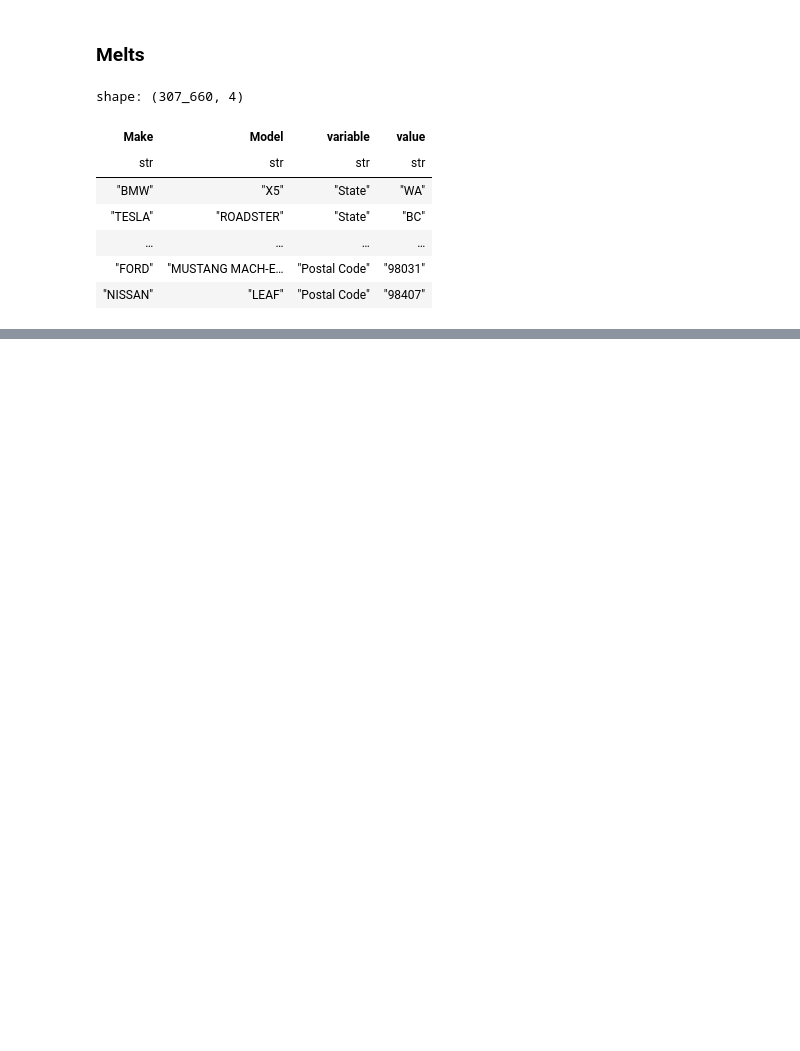
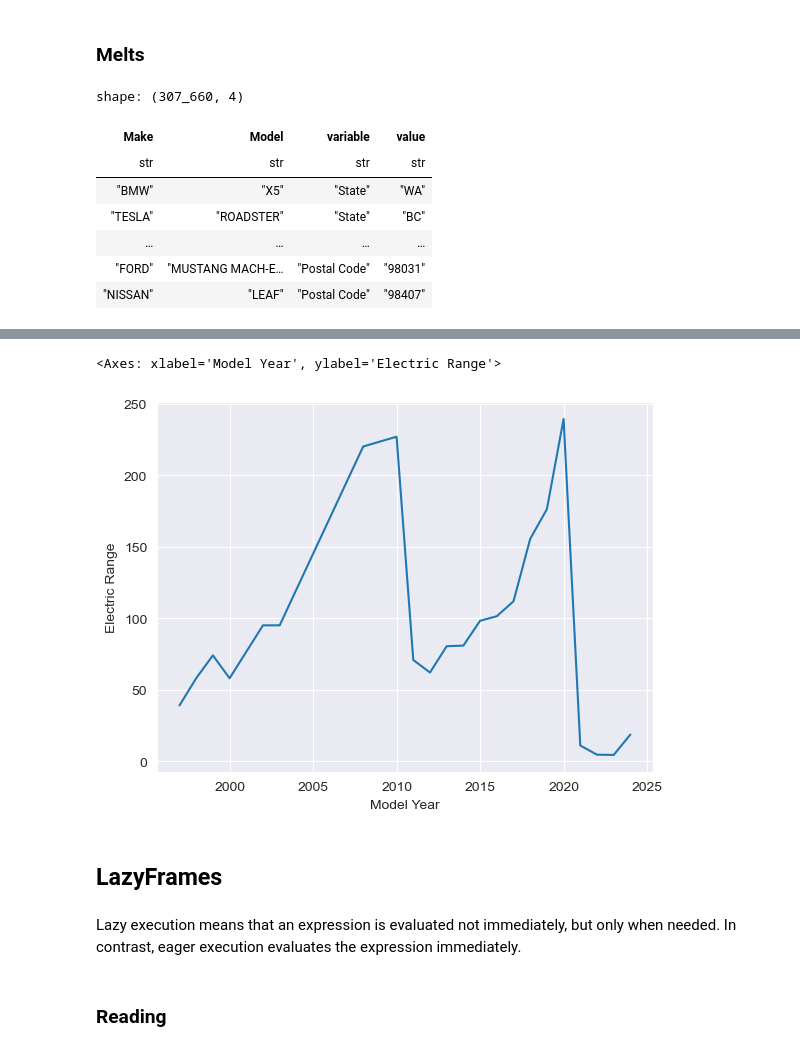
Before and after one commit to Gauss-PWr/data-manipulation-tutorials, a Jupyter notebook: polars.ipynb, the cells around one changed output, grey strips where cells are left out. Saved outputs shown, nothing was run; the diff lists cells and outputs as text; code cells hidden in the pictures; blank space fills up the shorter version.

```diff
--- a/polars.ipynb
+++ b/polars.ipynb
@@ -395,0 +390,3 @@ shape: (52, 3)
+# %%
+mean_range_pl = cars_pl.group_by("Model Year").agg(pl.col("Electric Range").mean())
+mean_range_pl
@@ -395,0 +407,11 @@ shape: (52, 3)
+# %%
+sns.lineplot(data = mean_range_pl, x = "Model Year", y = "Electric Range")
+# %% [output]
+<Axes: xlabel='Model Year', ylabel='Electric Range'>
+[figure, added]
+# %% [markdown]
+<h2>LazyFrames</h2>
+# %% [markdown]
+Lazy execution means that an expression is evaluated not immediately, but only when needed. In contrast, eager execution evaluates the expression immediately.
+# %% [markdown]
+### Reading
```
Also changed, not shown: parts of 25 cells of this notebook.
